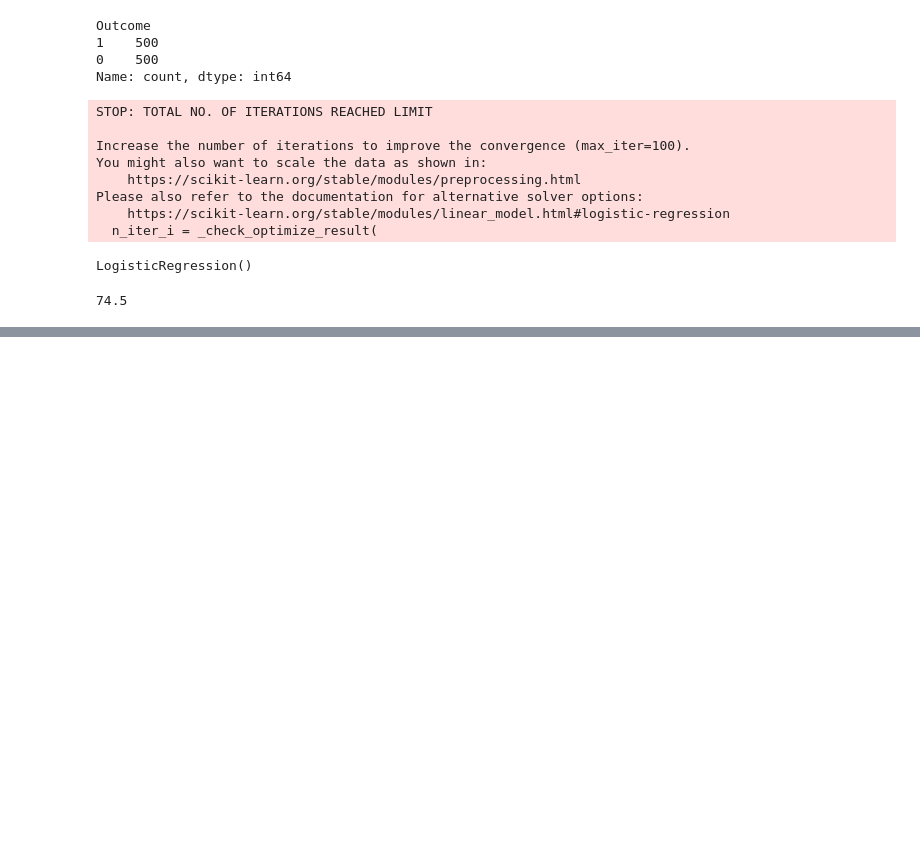
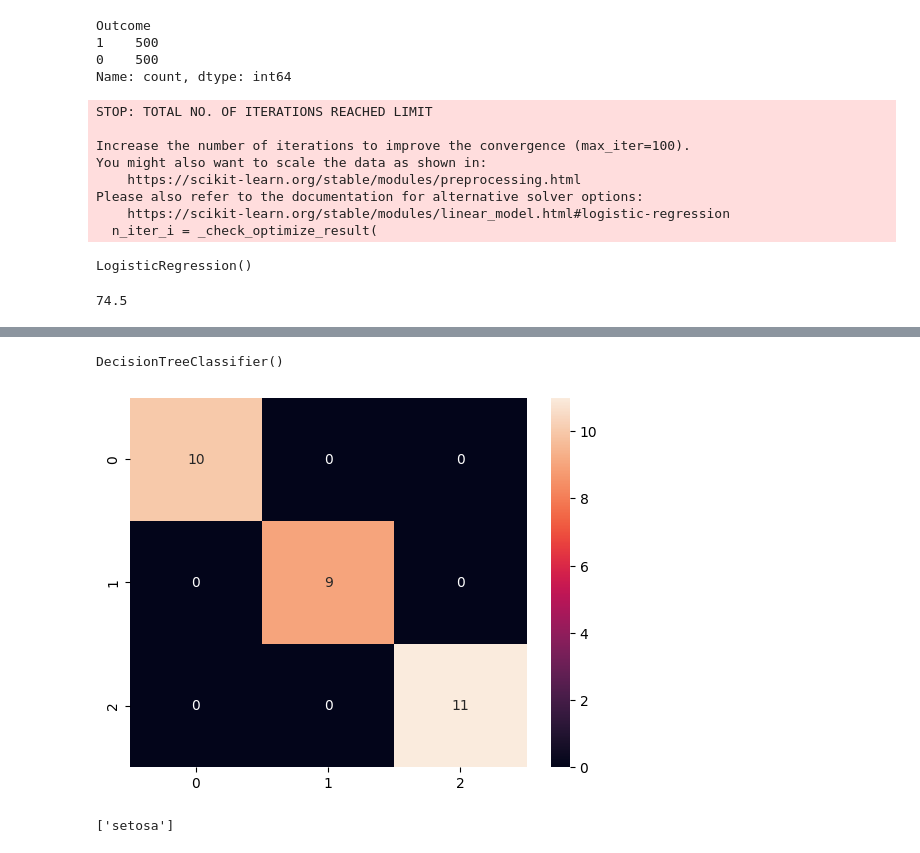
Before and after one commit to mayank-822/ML_dataset, a Jupyter notebook: ML.ipynb, the cells around one changed output, grey strips where cells are left out. Cells and saved outputs as stored; diff of their text form; code cells hidden in the pictures; blank space fills up the shorter version.

Commit message:
added decision tree classifier

```diff
--- a/ML.ipynb
+++ b/ML.ipynb
@@ -1222,0 +1311,29 @@ lr2.score(x_test , y_test)*100
+# %%
+x = data.iloc[:,:-1]
+y = data["species"]
+# %%
+x_train , x_test , y_train , y_test = train_test_split(x , y , test_size=0.2 , random_state= 42)
+# %%
+dr = DecisionTreeClassifier()
+dr.fit(x_train , y_train)
+# %% [output]
+DecisionTreeClassifier()
+# %%
+y_pred = dr.predict(x_test)
+
+accuracy = accuracy_score(y_test , y_pred)
+# %%
+conf = confusion_matrix(y_test , y_pred)
+
+sns.heatmap(conf , annot=True)
+plt.show()
+# %% [output]
+[figure, added]
+# %%
+import pandas as pd
+
+sample = pd.DataFrame([[5.0,3.3,1.4,0.2]],columns=["sepal_length", "sepal_width", "petal_length", "petal_width"])
+y = dr.predict(sample)
+print(y)
+# %% [output]
+['setosa']
```
Also changed, not shown: parts of 13 cells of this notebook, 3 other files.
